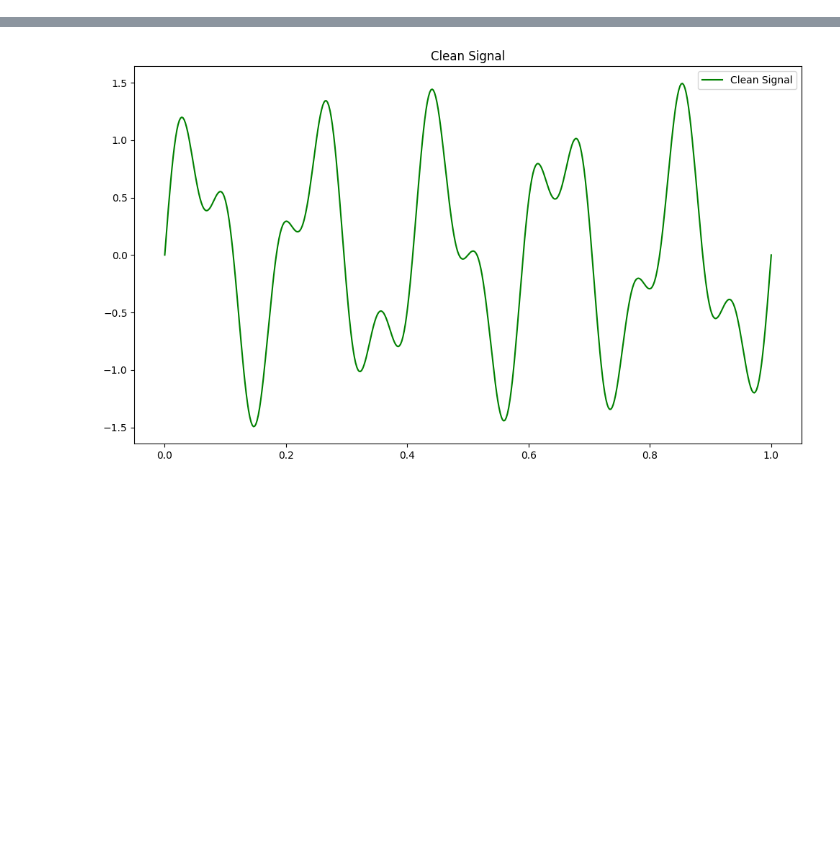
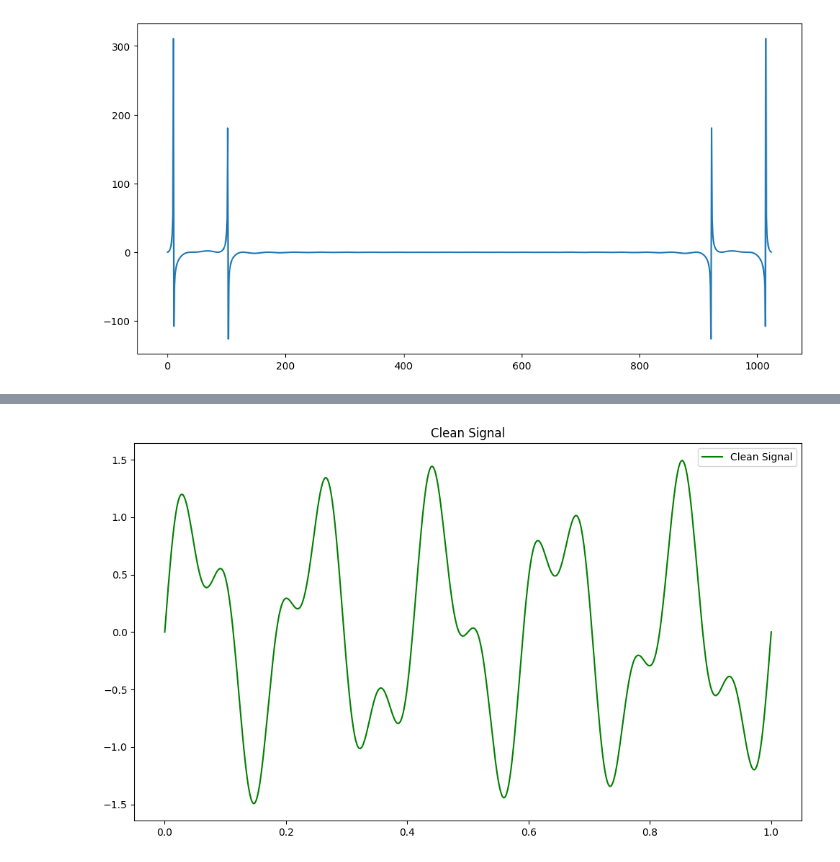
Before and after one commit to amlatif/Evolutionary-Computation, a Jupyter notebook: PSOButterworth.ipynb, the cells around one changed output, grey strips where cells are left out. Drawn from its saved outputs; the diff is of its cells as text; code cells hidden in the pictures; blank space fills up the shorter version.

```diff
--- a/PSOButterworth.ipynb
+++ b/PSOButterworth.ipynb
@@ -0,0 +311,6 @@
+# %%
+plt.figure(figsize=(12, 6))
+plt.plot(fft_signal)
+plt.show()
+# %% [output]
+[figure, added]
```
Also changed, not shown: parts of 31 cells of this notebook.
